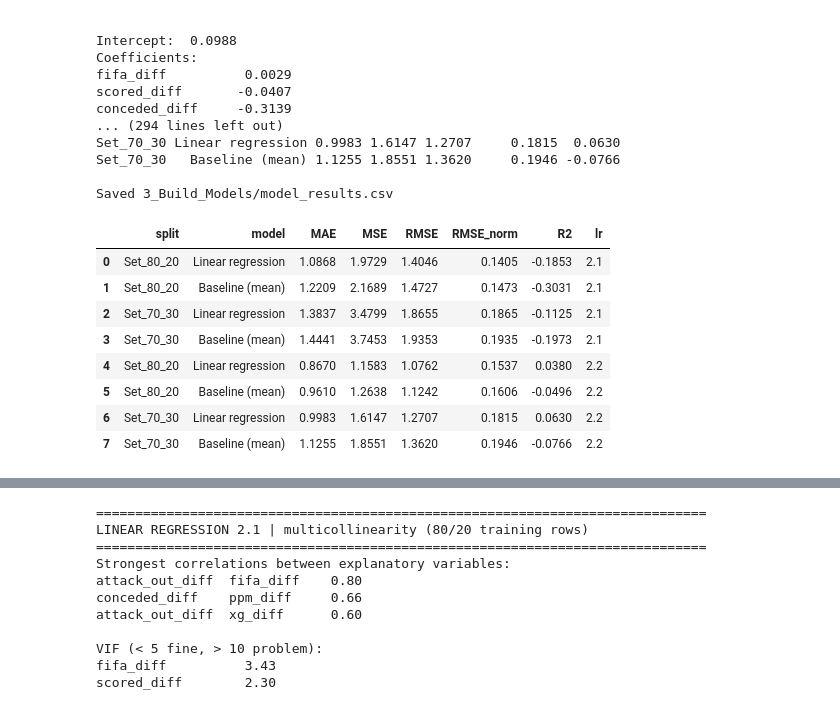
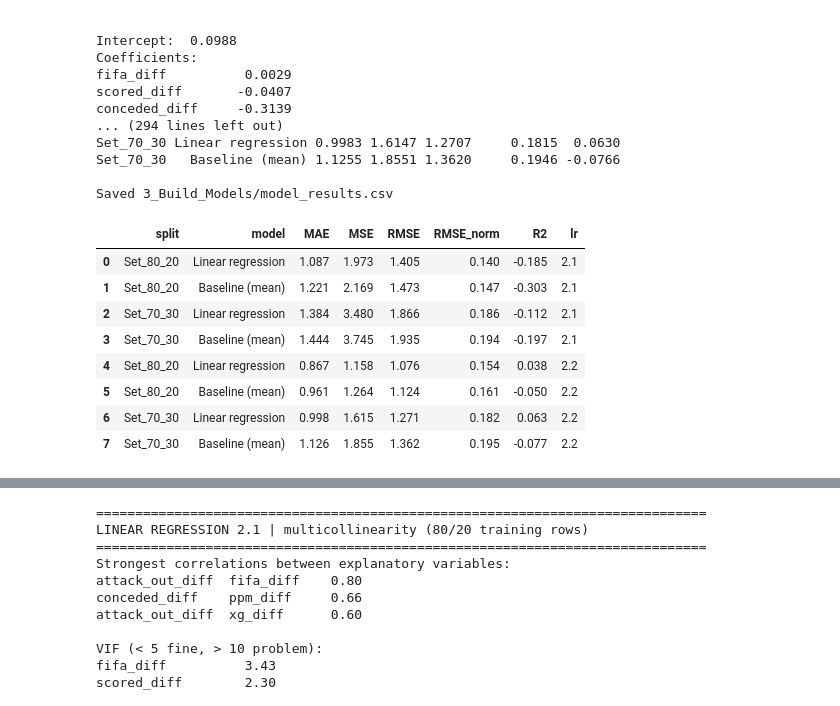
Before and after one commit to SabinaBK/WC2026_Objective-2, a Jupyter notebook: WC2026_analysis.ipynb, the cells around one changed output, grey strips where cells are left out. Saved outputs shown, nothing was run; the diff lists cells and outputs as text; code cells hidden in the pictures.

```diff
--- a/WC2026_analysis.ipynb
+++ b/WC2026_analysis.ipynb
@@ -102,17 +102,17 @@ Set_70_30   Baseline (mean) 1.1255 1.8551 1.3620     0.1946 -0.0766
 Saved 3_Build_Models/model_results.csv
 # %%
 import pandas as pd
-display(pd.read_csv("3_Build_Models/model_results.csv").round(4))
+display(pd.read_csv("3_Build_Models/model_results.csv").round(3))
 # %% [output]
 |  | split | model | MAE | MSE | RMSE | RMSE_norm | R2 | lr |
-| 0 | Set_80_20 | Linear regression | 1.0868 | 1.9729 | 1.4046 | 0.1405 | -0.1853 | 2.1 |
-| 1 | Set_80_20 | Baseline (mean) | 1.2209 | 2.1689 | 1.4727 | 0.1473 | -0.3031 | 2.1 |
-| 2 | Set_70_30 | Linear regression | 1.3837 | 3.4799 | 1.8655 | 0.1865 | -0.1125 | 2.1 |
-| 3 | Set_70_30 | Baseline (mean) | 1.4441 | 3.7453 | 1.9353 | 0.1935 | -0.1973 | 2.1 |
-| 4 | Set_80_20 | Linear regression | 0.8670 | 1.1583 | 1.0762 | 0.1537 | 0.0380 | 2.2 |
-| 5 | Set_80_20 | Baseline (mean) | 0.9610 | 1.2638 | 1.1242 | 0.1606 | -0.0496 | 2.2 |
-| 6 | Set_70_30 | Linear regression | 0.9983 | 1.6147 | 1.2707 | 0.1815 | 0.0630 | 2.2 |
-| 7 | Set_70_30 | Baseline (mean) | 1.1255 | 1.8551 | 1.3620 | 0.1946 | -0.0766 | 2.2 |
+| 0 | Set_80_20 | Linear regression | 1.087 | 1.973 | 1.405 | 0.140 | -0.185 | 2.1 |
+| 1 | Set_80_20 | Baseline (mean) | 1.221 | 2.169 | 1.473 | 0.147 | -0.303 | 2.1 |
+| 2 | Set_70_30 | Linear regression | 1.384 | 3.480 | 1.866 | 0.186 | -0.112 | 2.1 |
+| 3 | Set_70_30 | Baseline (mean) | 1.444 | 3.745 | 1.935 | 0.194 | -0.197 | 2.1 |
+| 4 | Set_80_20 | Linear regression | 0.867 | 1.158 | 1.076 | 0.154 | 0.038 | 2.2 |
+| 5 | Set_80_20 | Baseline (mean) | 0.961 | 1.264 | 1.124 | 0.161 | -0.050 | 2.2 |
+| 6 | Set_70_30 | Linear regression | 0.998 | 1.615 | 1.271 | 0.182 | 0.063 | 2.2 |
+| 7 | Set_70_30 | Baseline (mean) | 1.126 | 1.855 | 1.362 | 0.195 | -0.077 | 2.2 |
 # %%
 %run 4_Optimisation/1_statsmodels_linearity.py
 # %% [output]
```
Also changed, not shown: parts of 5 cells of this notebook, 18 other files.
